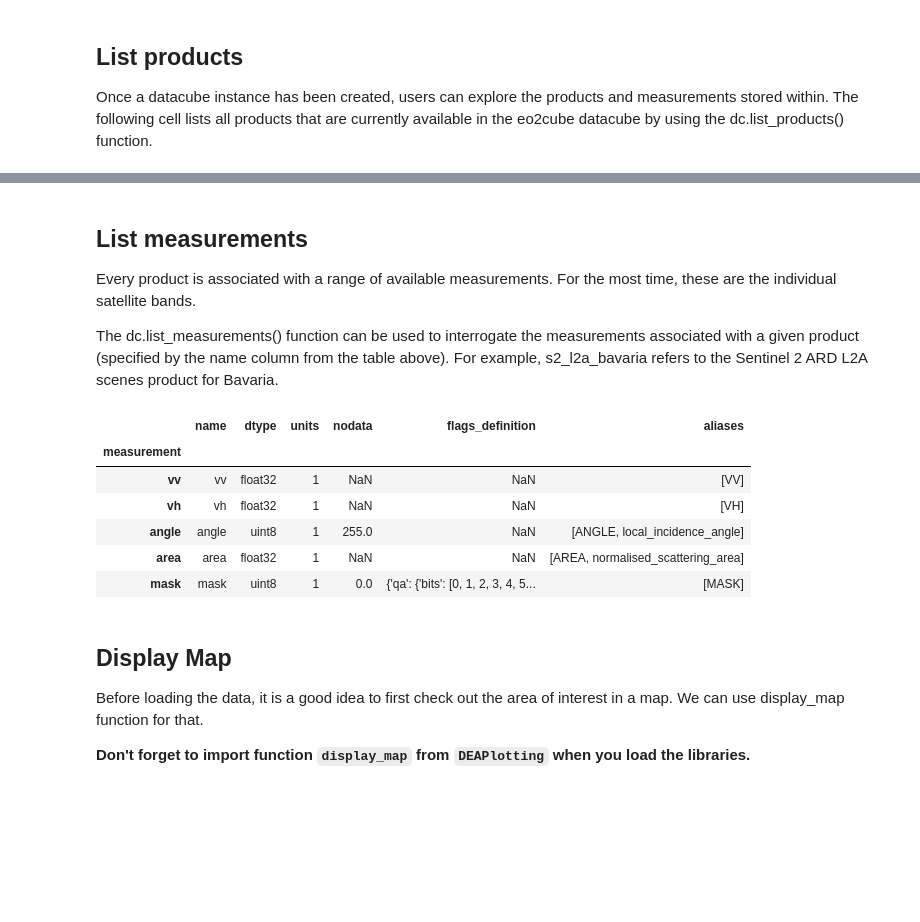
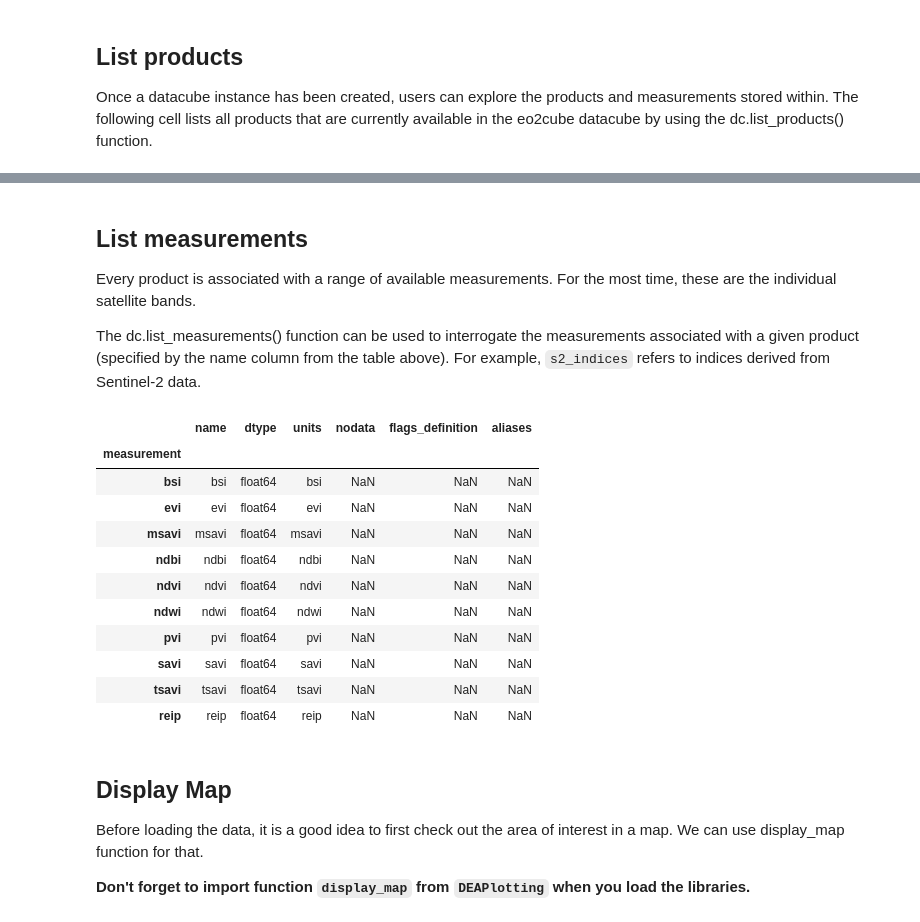
Before and after one commit to eo2cube/saldi_workshop, a Jupyter notebook: get_started/notebooks/03_data_lookup_and_loading.ipynb, the cells around one changed output, grey strips where cells are left out. Drawn from its saved outputs; the diff is of its cells as text; code cells hidden in the pictures; blank space fills up the shorter version.

```diff
--- a/get_started/notebooks/03_data_lookup_and_loading.ipynb
+++ b/get_started/notebooks/03_data_lookup_and_loading.ipynb
@@ -66,19 +68,24 @@ dc.list_products()
 
 Every product is associated with a range of available measurements. For the most time, these are the individual satellite bands.
 
-The dc.list_measurements() function can be used to interrogate the measurements associated with a given product (specified by the name column from the table above). For example, s2_l2a_bavaria refers to the Sentinel 2 ARD L2A scenes product for Bavaria.
+The dc.list_measurements() function can be used to interrogate the measurements associated with a given product (specified by the name column from the table above). For example, `s2_indices` refers to indices derived from Sentinel-2 data.
 # %%
-product = "s1_rtc"
+product = "s2_indices"
 measurements = dc.list_measurements()
 measurements.loc[product]
 # %% [output]
 |  | name | dtype | units | nodata | flags_definition | aliases |
 | measurement |  |  |  |  |  |  |
-| vv | vv | float32 | 1 | NaN | NaN | [VV] |
-| vh | vh | float32 | 1 | NaN | NaN | [VH] |
-| angle | angle | uint8 | 1 | 255.0 | NaN | [ANGLE, local_incidence_angle] |
-| area | area | float32 | 1 | NaN | NaN | [AREA, normalised_scattering_area] |
-| mask | mask | uint8 | 1 | 0.0 | {'qa': {'bits': [0, 1, 2, 3, 4, 5... | [MASK] |
+| bsi | bsi | float64 | bsi | NaN | NaN | NaN |
+| evi | evi | float64 | evi | NaN | NaN | NaN |
+| msavi | msavi | float64 | msavi | NaN | NaN | NaN |
+| ndbi | ndbi | float64 | ndbi | NaN | NaN | NaN |
+| ndvi | ndvi | float64 | ndvi | NaN | NaN | NaN |
+| ndwi | ndwi | float64 | ndwi | NaN | NaN | NaN |
+| pvi | pvi | float64 | pvi | NaN | NaN | NaN |
+| savi | savi | float64 | savi | NaN | NaN | NaN |
+| tsavi | tsavi | float64 | tsavi | NaN | NaN | NaN |
+| reip | reip | float64 | reip | NaN | NaN | NaN |
 # %% [markdown]
 ## Display Map
 Before loading the data, it is a good idea to first check out the area of interest in a map. We can use display_map function for that.
```
Also changed, not shown: parts of 17 cells of this notebook, 17 other files.
